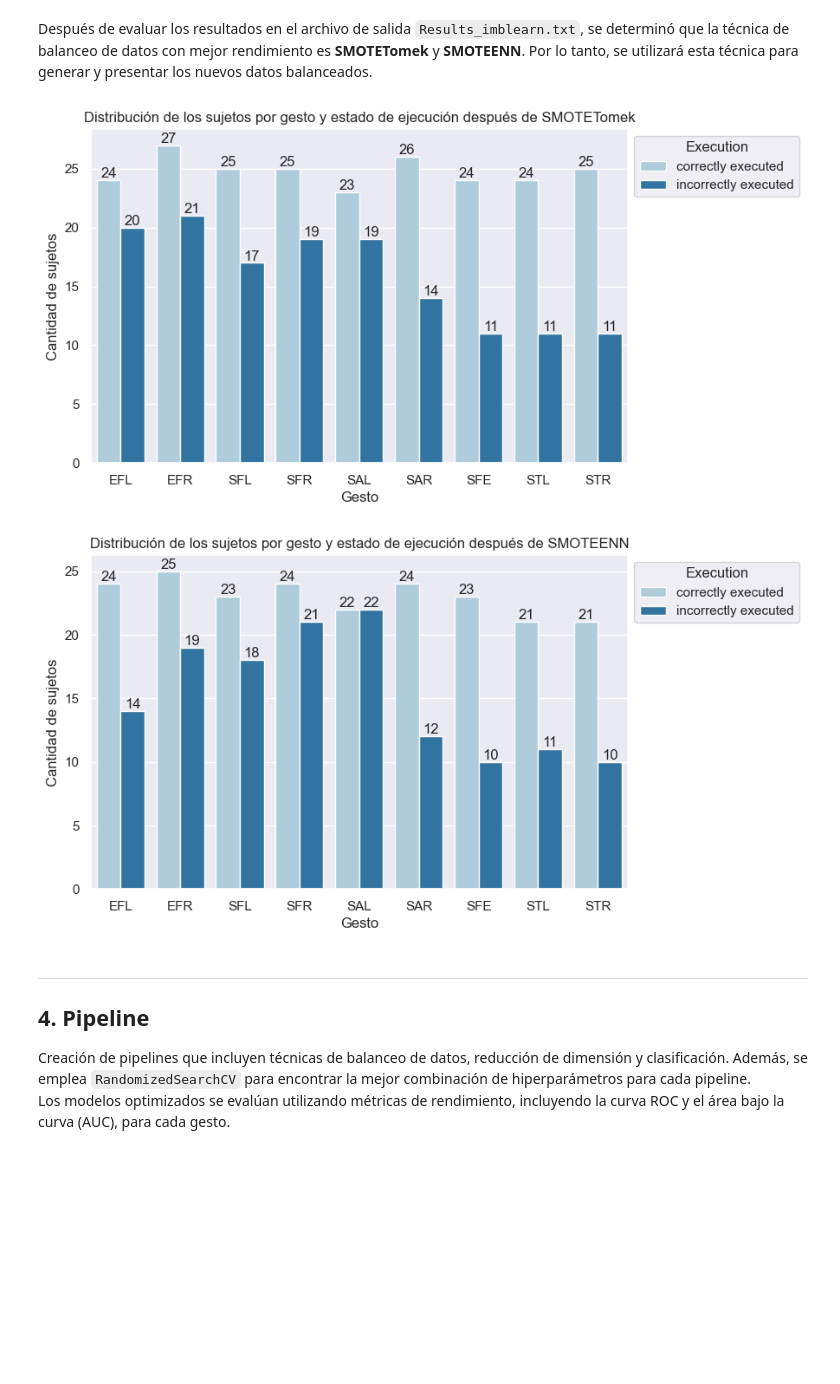
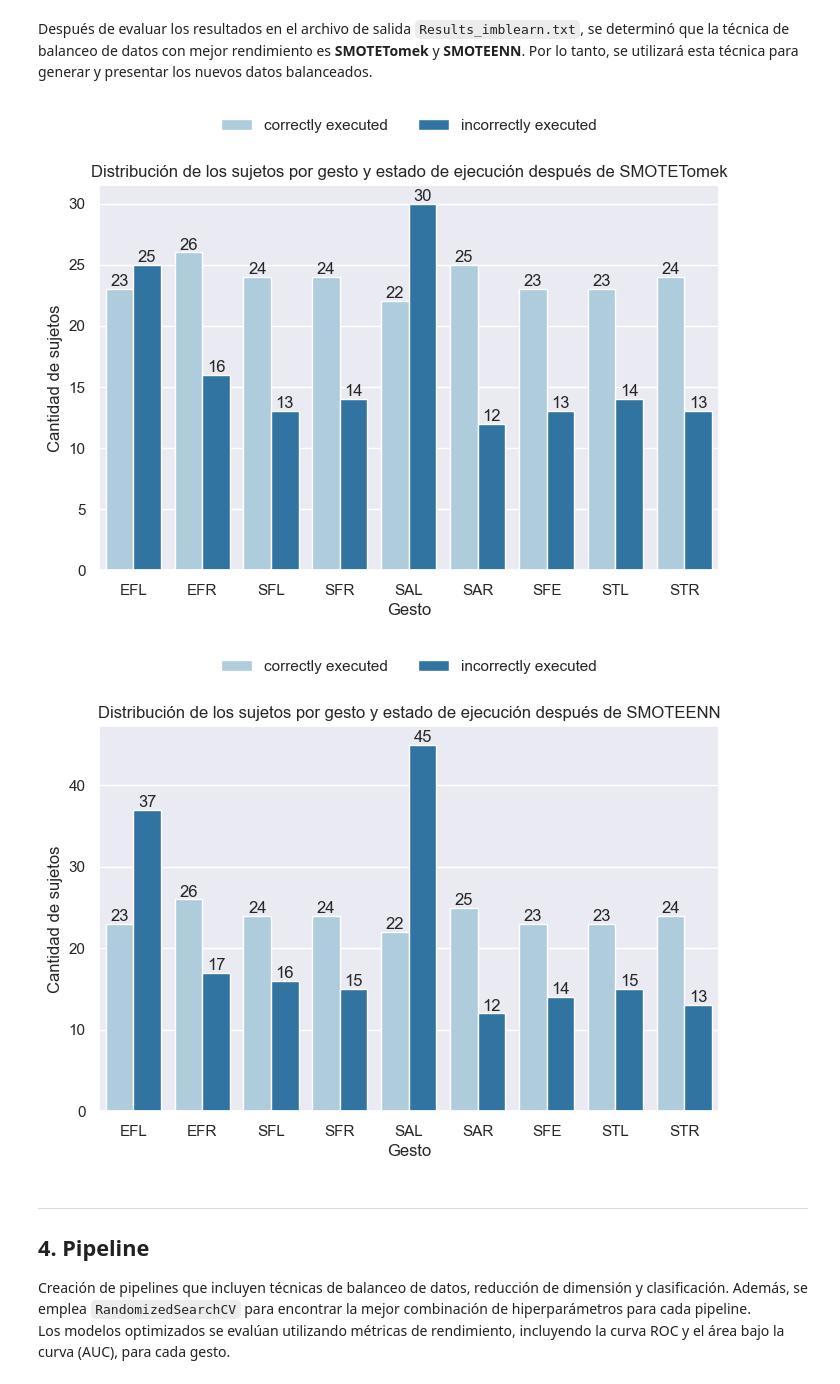
Before and after one commit to nmartinser/Telerehabilitation, a Jupyter notebook: notebooks/fase_2.ipynb, the cells around one changed output. Saved outputs shown, nothing was run; the diff lists cells and outputs as text; code cells hidden in the pictures; blank space fills up the shorter version.

```diff
--- a/notebooks/fase_2.ipynb
+++ b/notebooks/fase_2.ipynb
@@ -78,7 +93,7 @@ df = pd.read_csv('../Resultados/medidasPerRepetition.csv', dtype=object)
 ## 1. Preprocesado
 # %%
 # ------Preparar el dataset-------
-df = df.drop(['GestureName'], axis=1)
+# df = df.drop(['GestureName'], axis=1)
 
 encoder = OrdinalEncoder(categories=[list(set(df["Position"].values))])
 encoder.fit(df[["Position"]])
@@ -119,11 +134,11 @@ def split_df_gestures(df:pd.DataFrame, target: str):
         Array 1D con las etiquetas del conjunto de prueba.
     """
     # Selecciona los datos de prueba (varios sujetos)
-    test_df = df.loc[(df.SubjectID==102) | (df.SubjectID==105) | (df.SubjectID==107) | (df.SubjectID==201) |
+    test_df = df.loc[(df.SubjectID==102) | (df.SubjectID==105) | (df.SubjectID==201) |
                 (df.SubjectID==202) | (df.SubjectID==205) | (df.SubjectID==211) |(df.SubjectID==301) | (df.SubjectID==302)]
 
     # Selecciona los datos de entrenamiento excluyendo los mismos sujetos
-    train_df = df.loc[(df.SubjectID!=102) & (df.SubjectID!=105) & (df.SubjectID!=107) & (df.SubjectID!=201) &
+    train_df = df.loc[(df.SubjectID!=102) & (df.SubjectID!=105)  & (df.SubjectID!=201) &
                     (df.SubjectID!=202) & (df.SubjectID!=205) & (df.SubjectID!=211) & (df.SubjectID!=301) & (df.SubjectID!=302)]
 
     # Separa las características y las etiquetas en el conjunto de entrenamiento
@@ -249,64 +264,79 @@ with open('../Resultados/Results_imblearn.txt', 'w') as file:
     for gesture in gestures:
         # Filtra el DataFrame para obtener solo las filas correspondientes al gesto
         df_gesture = df[df['GestureLabel'] == gesture]
+        gesture_name = df_gesture['GestureName'].unique()[0]
+        df_gesture = df_gesture.drop(['GestureName'], axis=1)
 
         # Divide el DataFrame en conjuntos de entrenamiento y prueba
         X_train, X_test, y_train, y_test = split_df_gestures(df_gesture, 'CorrectLabel')
 
-        file.write(f'\n------------ CLASIFICACION GESTO {gesture} -----------\n')
+        file.write(f'\n------------ CLASIFICACION GESTO {gesture_name} -----------\n')
         aplicar_imblearn(X_train, y_train, X_test, y_test, file)
 # %% [markdown]
 Después de evaluar los resultados en el archivo de salida ``Results_imblearn.txt``, se determinó que la técnica de balanceo de datos con mejor rendimiento es **SMOTETomek** y **SMOTEENN**. Por lo tanto, se utilizará esta técnica para generar y presentar los nuevos datos balanceados.
 # %%
-# -------- Aplicar SMOTETomek ---------------
-smotetomek = SMOTETomek(smote=SMOTE(k_neighbors=2))
-smoteenn = SMOTEENN(smote=SMOTE(k_neighbors=2))
+# -------- Aplicar imblearn ---------------
+smotetomek = SMOTETomek(smote=SMOTE(k_neighbors=2, sampling_strategy=1.0))
+smoteenn = SMOTEENN(smote=SMOTE(k_neighbors=2, sampling_strategy=1.0))
 
 # Separar las características y las etiquetas
 X = df.drop(['CorrectLabel'], axis=1)
 y = pd.DataFrame(df['CorrectLabel'])
 
+all_data = pd.DataFrame()
 for resampler in [smotetomek, smoteenn]:
+    for gesture in gestures:
+        # Filtra el DataFrame para obtener solo las filas correspondientes al gesto
+        df_gesture = df[df['GestureLabel'] == gesture]
+        df_gesture = df_gesture.drop(['GestureName'], axis=1)
 
-    # Resamplear los datos para balancear las clases
-    X_resampled, y_resampled = resampler.fit_resample(X, y)
+        # Separar las características y las etiquetas
+        X = df_gesture.drop(['CorrectLabel'], axis=1)
+        y = pd.DataFrame(df_gesture['CorrectLabel'])
 
-    balanced_data = pd.concat([X_resampled, y_resampled], axis=1)
+        # Resamplear los datos para balancear las clases
+        X_resampled, y_resampled = resampler.fit_resample(X, y)
 
+        balanced_data = pd.concat([X_resampled, y_resampled], axis=1)
+        all_data = pd.concat([all_data, balanced_data], axis=0)
+
+    # Reset the index of the final balanced DataFrame
+    all_data.reset_index(drop=True, inplace=True)
 
     # Calcular la cantidad de sujetos únicos por gesto y estado de ejecución
-    subject_count_per_gesture_correct = balanced_data.groupby(["GestureLabel", "CorrectLabel"])["SubjectID"].nunique().reset_index()
+    subject_count_per_gesture_correct = all_data.groupby(["GestureLabel", "CorrectLabel"])["SubjectID"].nunique().reset_index()
 
     # Gráficar la distribución de sujetos después de aplicar SMOTETomek
     plt.figure(figsize=(8, 5))
     ax = sns.barplot(x="GestureLabel", y="SubjectID", hue="CorrectLabel",
                     data=subject_count_per_gesture_correct, palette="Paired")
+
     # Configurar el título y las etiquetas de los ejes
     ax.set_title(f"Distribución de los sujetos por gesto y estado de ejecución después de {resampler.__class__.__qualname__}")
     ax.set_xlabel("Gesto")
     ax.set_ylabel("Cantidad de sujetos")
 
     # Configurar las etiquetas de la x-axis con los nombres de gestos
     gesture_labels = ['EFL', 'EFR', 'SFL', 'SFR', 'SAL', 'SAR', 'SFE', 'STL', 'STR']
     ax.set_xticklabels(gesture_labels)
 
     # Modificar las etiquetas de la leyenda
     legend_labels = ['correctly executed', 'incorrectly executed', 'poorly executed']
     handles, labels = ax.get_legend_handles_labels()
     ax.legend(handles=handles, labels=legend_labels, title='Execution')
     sns.move_legend(
         ax, "lower center",
-        bbox_to_anchor=(.5, 1), ncol=2, title=None, frameon=False,
+        bbox_to_anchor=(.5, 1.1), ncol=2, title=None, frameon=False,
     )
 
     # Añadir etiquetas de conteo encima de cada barra en el gráfico
     for i in ax.containers:
         ax.bar_label(i,)
 
     plt.show()
 # %% [output]
-[figure, old version]
+[figure, new version]
-[figure, old version]
+[figure, new version]
 # %% [markdown]
 ****
 ## 4. Pipeline
```
Also changed, not shown: parts of 2 cells of this notebook.
